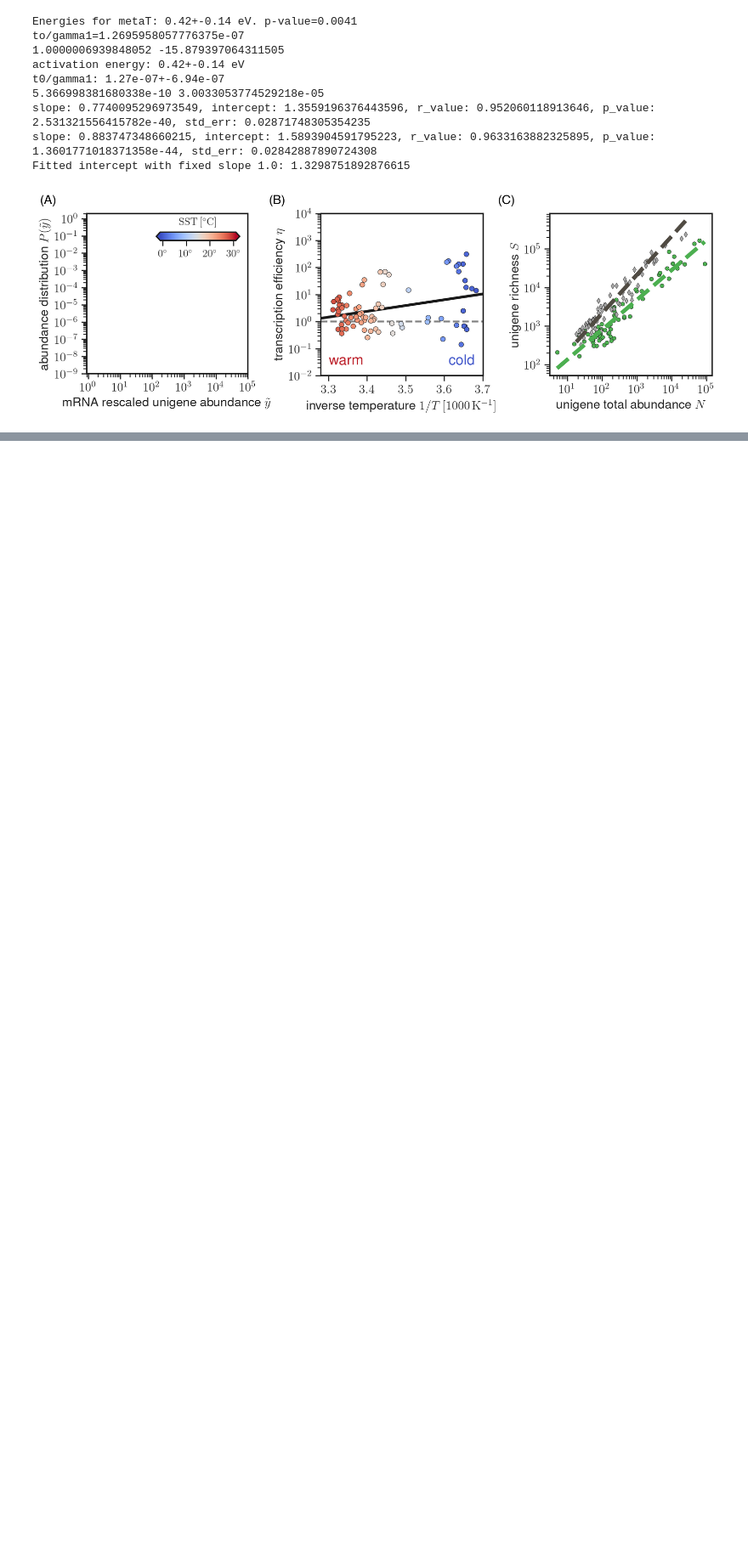
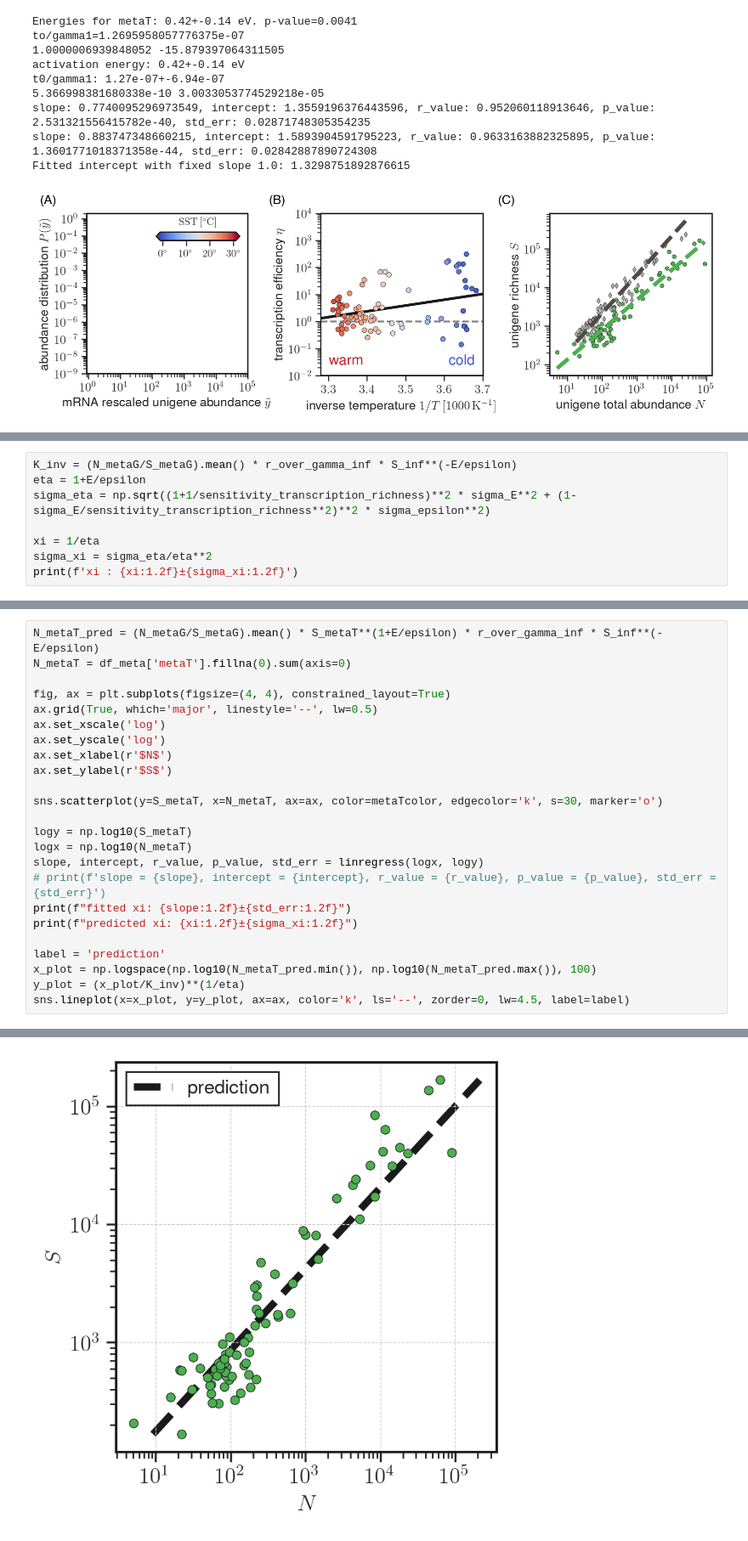
Before and after one commit to epigani/diatom-metaG-metaT-scaling, a Jupyter notebook: analysis/Figure4.ipynb, the cells around one changed output, grey strips where cells are left out. Shown at 85% size. Saved outputs shown, nothing was run; the diff lists cells and outputs as text; blank space fills up the shorter version.

```diff
--- a/analysis/Figure4.ipynb
+++ b/analysis/Figure4.ipynb
@@ -422,0 +478,8 @@ Fitted intercept with fixed slope 1.0: 1.3298751892876615
+# %%
+K_inv = (N_metaG/S_metaG).mean() * r_over_gamma_inf * S_inf**(-E/epsilon)
+eta = 1+E/epsilon
+sigma_eta = np.sqrt((1+1/sensitivity_transcription_richness)**2 * sigma_E**2 + (1-sigma_E/sensitivity_transcription_richness**2)**2 * sigma_epsilon**2)
+
+xi = 1/eta
+sigma_xi = sigma_eta/eta**2
+print(f'xi : {xi:1.2f}±{sigma_xi:1.2f}')
@@ -422,0 +488,25 @@ Fitted intercept with fixed slope 1.0: 1.3298751892876615
+# %%
+N_metaT_pred = (N_metaG/S_metaG).mean() * S_metaT**(1+E/epsilon) * r_over_gamma_inf * S_inf**(-E/epsilon)
+N_metaT = df_meta['metaT'].fillna(0).sum(axis=0)
+
+fig, ax = plt.subplots(figsize=(4, 4), constrained_layout=True)
+ax.grid(True, which='major', linestyle='--', lw=0.5)
+ax.set_xscale('log')
+ax.set_yscale('log')
+ax.set_xlabel(r'$N$')
+ax.set_ylabel(r'$S$')
+
+sns.scatterplot(y=S_metaT, x=N_metaT, ax=ax, color=metaTcolor, edgecolor='k', s=30, marker='o')
+
+logy = np.log10(S_metaT)
+logx = np.log10(N_metaT)
+slope, intercept, r_value, p_value, std_err = linregress(logx, logy)
+# print(f'slope = {slope}, intercept = {intercept}, r_value = {r_value}, p_value = {p_value}, std_err = {std_err}')
+print(f"fitted xi: {slope:1.2f}±{std_err:1.2f}")
+print(f"predicted xi: {xi:1.2f}±{sigma_xi:1.2f}")
+
+label = 'prediction'
+x_plot = np.logspace(np.log10(N_metaT_pred.min()), np.log10(N_metaT_pred.max()), 100)
+y_plot = (x_plot/K_inv)**(1/eta)
+sns.lineplot(x=x_plot, y=y_plot, ax=ax, color='k', ls='--', zorder=0, lw=4.5, label=label)
+# %% [output]
@@ -422,0 +516 @@ Fitted intercept with fixed slope 1.0: 1.3298751892876615
+[figure, added]
```
Also changed, not shown: parts of 4 cells of this notebook.
